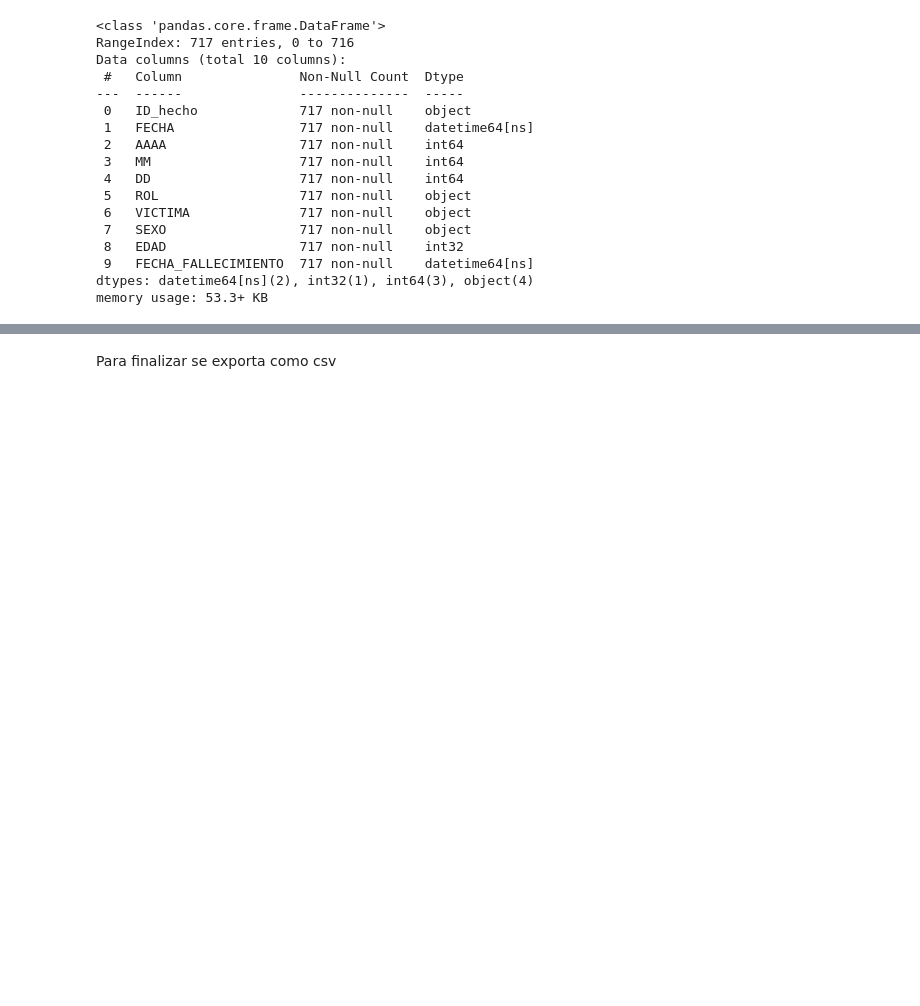
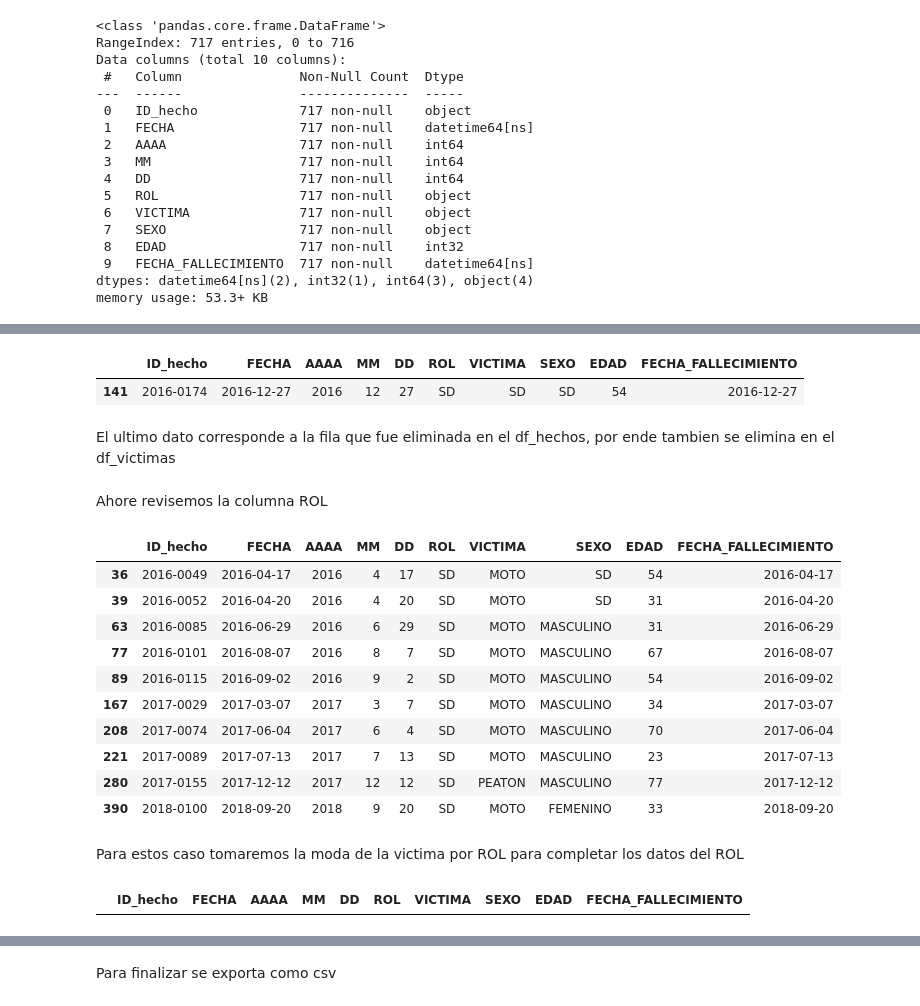
Before and after one commit to williamCastro32/Siniestros_Viales-, a Jupyter notebook: ETL/ETL.ipynb, the cells around one changed output, grey strips where cells are left out. Drawn from its saved outputs; the diff is of its cells as text; code cells hidden in the pictures; blank space fills up the shorter version.

```diff
--- a/ETL/ETL.ipynb
+++ b/ETL/ETL.ipynb
@@ -517,0 +539,38 @@ memory usage: 53.3+ KB
+# %%
+# Renombrar la columna 'VICTIMA_y' a 'VICTIMA'
+df_victimas_completado.rename(columns={'VICTIMA_y': 'VICTIMA'}, inplace=True)
+# %%
+# Convierte la columna index en el indicice del df
+df_victimas_completado.set_index('index', inplace=True)
+# %%
+# Actualizar df_victimas con los valores completados
+df_victimas.update(df_victimas_completado)
+# %%
+df_victimas[df_victimas['VICTIMA'] == 'SD']
+# %% [output]
+|  | ID_hecho | FECHA | AAAA | MM | DD | ROL | VICTIMA | SEXO | EDAD | FECHA_FALLECIMIENTO |
+| 141 | 2016-0174 | 2016-12-27 | 2016 | 12 | 27 | SD | SD | SD | 54 | 2016-12-27 |
+# %% [markdown]
+El ultimo dato corresponde a la fila que fue eliminada en el df_hechos, por ende tambien se elimina en el df_victimas
+# %%
+# Eliminar la fila con índice 141
+df_victimas.drop(141, axis=0, inplace=True)
+# %% [markdown]
+Ahore revisemos la columna ROL
+# %%
+# Identificar las filas con valores faltantes en df_victimas columna ROL
+df_victimas[df_victimas['ROL']=='SD']
+# %% [output]
+|  | ID_hecho | FECHA | AAAA | MM | DD | ROL | VICTIMA | SEXO | EDAD | FECHA_FALLECIMIENTO |
+| 36 | 2016-0049 | 2016-04-17 | 2016 | 4 | 17 | SD | MOTO | SD | 54 | 2016-04-17 |
+| 39 | 2016-0052 | 2016-04-20 | 2016 | 4 | 20 | SD | MOTO | SD | 31 | 2016-04-20 |
+| 63 | 2016-0085 | 2016-06-29 | 2016 | 6 | 29 | SD | MOTO | MASCULINO | 31 | 2016-06-29 |
+| 77 | 2016-0101 | 2016-08-07 | 2016 | 8 | 7 | SD | MOTO | MASCULINO | 67 | 2016-08-07 |
+| 89 | 2016-0115 | 2016-09-02 | 2016 | 9 | 2 | SD | MOTO | MASCULINO | 54 | 2016-09-02 |
+| 167 | 2017-0029 | 2017-03-07 | 2017 | 3 | 7 | SD | MOTO | MASCULINO | 34 | 2017-03-07 |
+| 208 | 2017-0074 | 2017-06-04 | 2017 | 6 | 4 | SD | MOTO | MASCULINO | 70 | 2017-06-04 |
+| 221 | 2017-0089 | 2017-07-13 | 2017 | 7 | 13 | SD | MOTO | MASCULINO | 23 | 2017-07-13 |
+| 280 | 2017-0155 | 2017-12-12 | 2017 | 12 | 12 | SD | PEATON | MASCULINO | 77 | 2017-12-12 |
+| 390 | 2018-0100 | 2018-09-20 | 2018 | 9 | 20 | SD | MOTO | FEMENINO | 33 | 2018-09-20 |
+# %% [markdown]
+Para estos caso tomaremos la moda de la victima por ROL para completar los datos del ROL
@@ -517,0 +588,5 @@ memory usage: 53.3+ KB
+# %%
+# Identificar las filas con valores faltantes en df_victimas columna ROL
+df_victimas[df_victimas['ROL']=='SD']
+# %% [output]
+|  | ID_hecho | FECHA | AAAA | MM | DD | ROL | VICTIMA | SEXO | EDAD | FECHA_FALLECIMIENTO |
```
Also changed, not shown: parts of 25 cells of this notebook, 11 other files.
